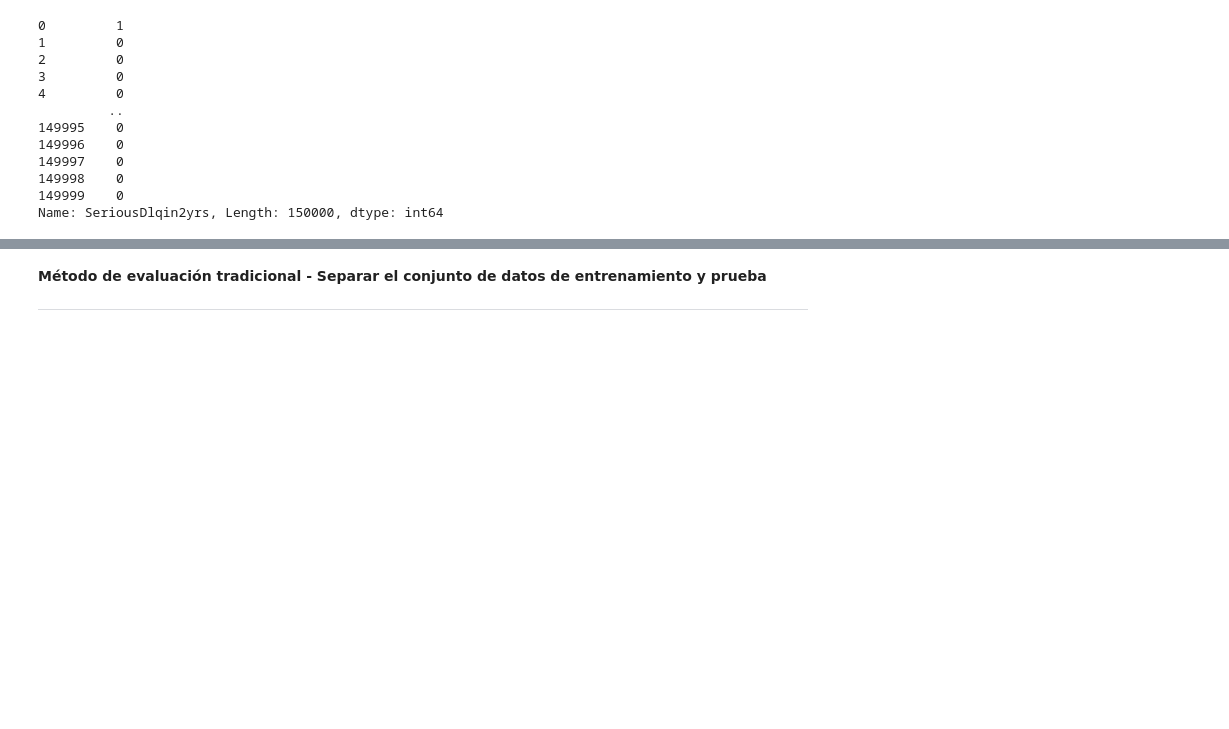
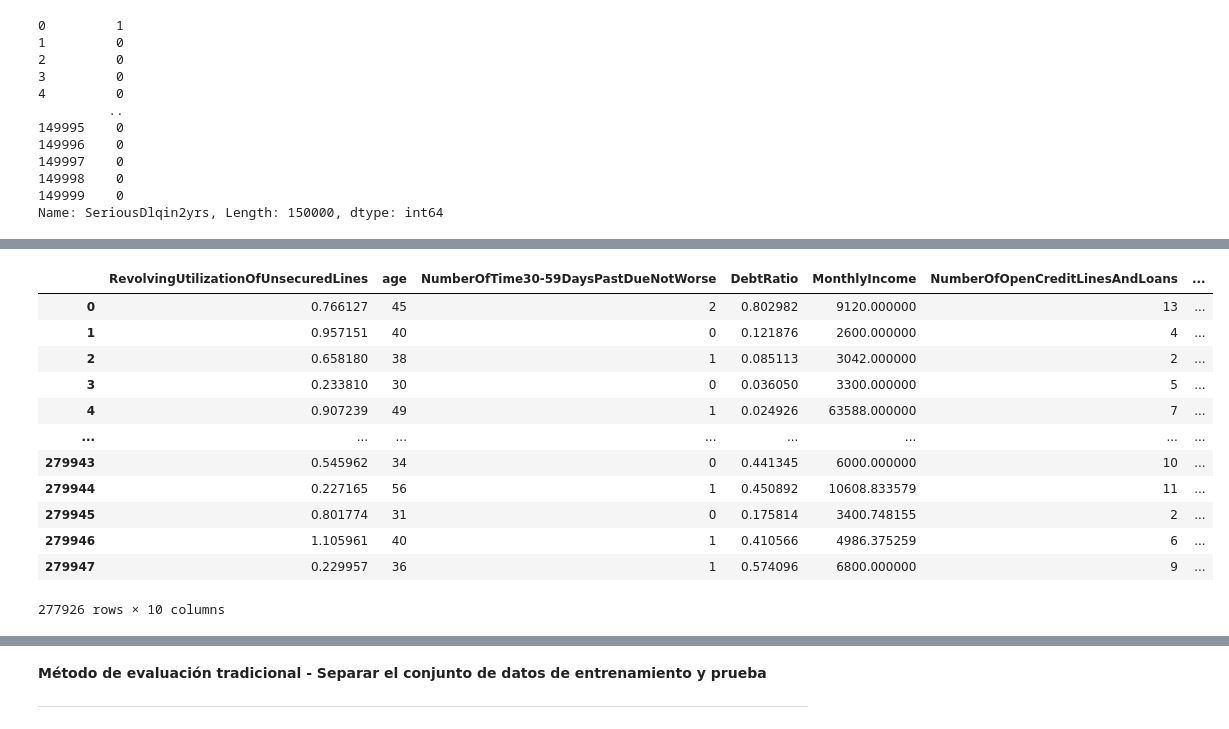
Before and after one commit to PDCaire10/USIL_Capstone_202202_G10_MLP_Bagging, a Jupyter notebook: Modelo_PNN+Bagging.ipynb, the cells around one changed output, grey strips where cells are left out. Saved outputs shown, nothing was run; the diff lists cells and outputs as text; code cells hidden in the pictures; blank space fills up the shorter version.

```diff
--- a/Modelo_PNN+Bagging.ipynb
+++ b/Modelo_PNN+Bagging.ipynb
@@ -220,0 +318,3 @@ Name: SeriousDlqin2yrs, Length: 150000, dtype: int64
+# %%
+#Eliminar registros duplicados
+datos_balanceados_sm.drop_duplicates(inplace=True)
@@ -220,0 +332,19 @@ Name: SeriousDlqin2yrs, Length: 150000, dtype: int64
+# %%
+X = datos_balanceados_sm.drop('SeriousDlqin2yrs',axis = 1)
+y = datos_balanceados_sm["SeriousDlqin2yrs"]
+# %%
+X
+# %% [output]
+|  | RevolvingUtilizationOfUnsecuredLines | age | NumberOfTime30-59DaysPastDueNotWorse | DebtRatio | MonthlyIncome | NumberOfOpenCreditLinesAndLoans | ... |
+| 0 | 0.766127 | 45 | 2 | 0.802982 | 9120.000000 | 13 | ... |
+| 1 | 0.957151 | 40 | 0 | 0.121876 | 2600.000000 | 4 | ... |
+| 2 | 0.658180 | 38 | 1 | 0.085113 | 3042.000000 | 2 | ... |
+| 3 | 0.233810 | 30 | 0 | 0.036050 | 3300.000000 | 5 | ... |
+| 4 | 0.907239 | 49 | 1 | 0.024926 | 63588.000000 | 7 | ... |
+| ... | ... | ... | ... | ... | ... | ... | ... |
+| 279943 | 0.545962 | 34 | 0 | 0.441345 | 6000.000000 | 10 | ... |
+| 279944 | 0.227165 | 56 | 1 | 0.450892 | 10608.833579 | 11 | ... |
+| 279945 | 0.801774 | 31 | 0 | 0.175814 | 3400.748155 | 2 | ... |
+| 279946 | 1.105961 | 40 | 1 | 0.410566 | 4986.375259 | 6 | ... |
+| 279947 | 0.229957 | 36 | 1 | 0.574096 | 6800.000000 | 9 | ... |
+277926 rows × 10 columns
```
Also changed, not shown: parts of 33 cells of this notebook.
